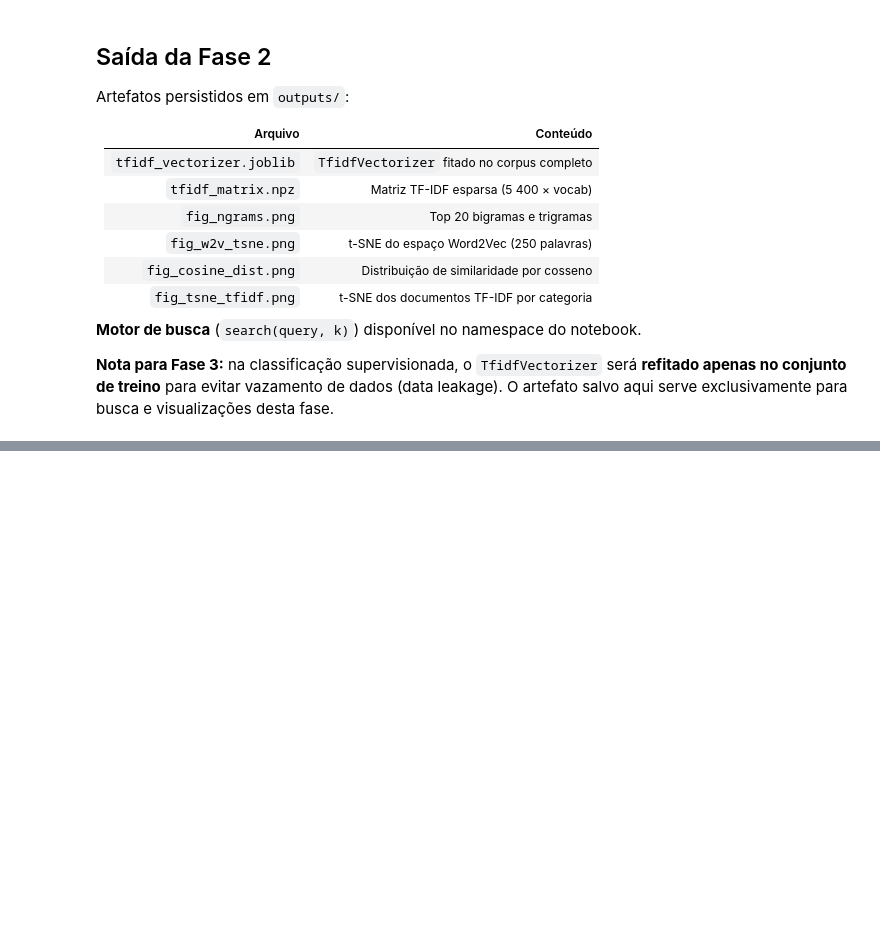
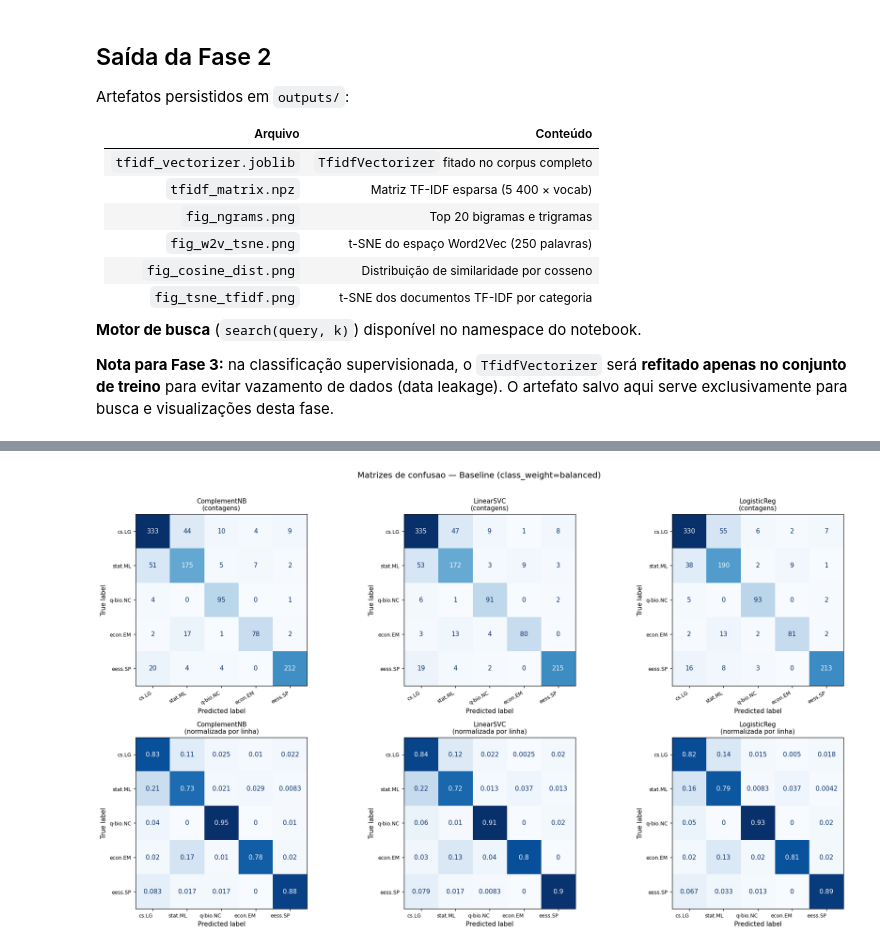
Before and after one commit to danimoreira90/arxiv-nlp-pipeline, a Jupyter notebook: notebook.ipynb, the cells around one changed output, grey strips where cells are left out. Cells and saved outputs as stored; diff of their text form; code cells hidden in the pictures; blank space fills up the shorter version.

```diff
--- a/notebook.ipynb
+++ b/notebook.ipynb
@@ -907,0 +1119,16 @@ Artefatos persistidos em `outputs/`:
+# %%
+# ── Baseline: NB, SVM, LR com class_weight onde aplicavel ───────────
+clfs_base = {
+    'ComplementNB': ComplementNB(),
+    'LinearSVC':    LinearSVC(class_weight='balanced', max_iter=2000, random_state=42),
+    'LogisticReg':  LogisticRegression(class_weight='balanced', max_iter=1000,
+                                       random_state=42, solver='lbfgs'),
+}
+
+preds_base = {}
+for name, clf in clfs_base.items():
+    clf.fit(X_train_tfidf, y_train)
+    preds_base[name] = clf.predict(X_test_tfidf)
+    print(f'\n{"="*50}')
+    print(f'{name}')
+    print(classification_report(y_test, preds_base[name], labels=CATS, target_names=CATS, digits=3))
@@ -907,0 +1153,27 @@ Artefatos persistidos em `outputs/`:
+# %%
+# ── Matrizes de confusao — baseline: absoluta (linha 0) e normalizada (linha 1)
+fig, axes = plt.subplots(2, 3, figsize=(18, 10))
+
+for j, (name, y_pred) in enumerate(preds_base.items()):
+    ConfusionMatrixDisplay.from_predictions(
+        y_test, y_pred, labels=CATS,
+        ax=axes[0, j], colorbar=False, cmap='Blues',
+    )
+    axes[0, j].set_title(f'{name}\n(contagens)', fontsize=10)
+    # Shorten tick labels
+    for ax_obj in [axes[0, j], axes[1, j]]:
+        ax_obj.set_xticklabels(CATS, rotation=30, ha='right', fontsize=8)
+        ax_obj.set_yticklabels(CATS, rotation=0, fontsize=8)
+
+    ConfusionMatrixDisplay.from_predictions(
+        y_test, y_pred, labels=CATS, normalize='true',
+        ax=axes[1, j], colorbar=False, cmap='Blues',
+    )
+    axes[1, j].set_title(f'{name}\n(normalizada por linha)', fontsize=10)
+
+plt.suptitle('Matrizes de confusao — Baseline (class_weight=balanced)', fontsize=13, y=1.01)
+plt.tight_layout()
+plt.savefig('outputs/fig_confusion_base.png', bbox_inches='tight')
+plt.show()
+# %% [output]
+[figure, added]
```
Also changed, not shown: parts of 20 cells of this notebook.
